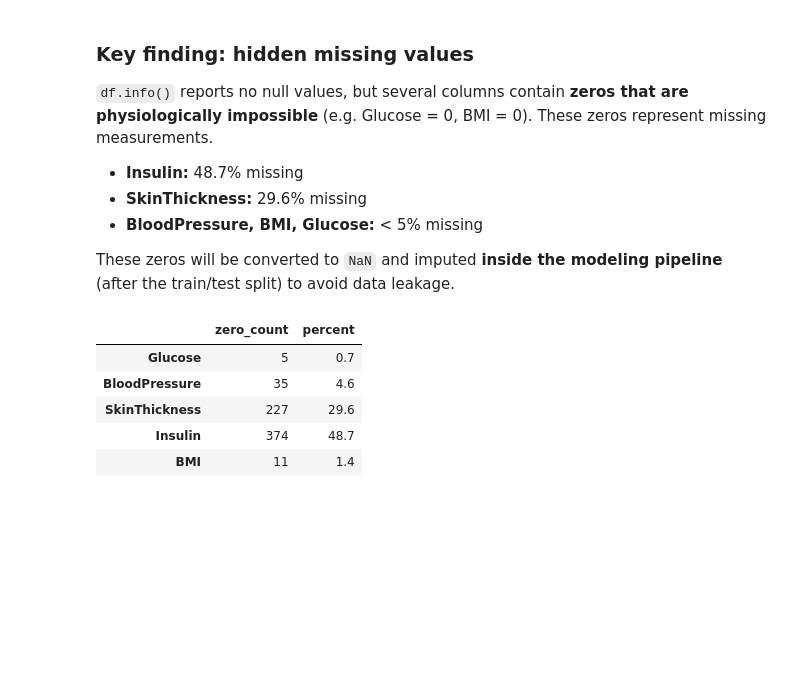
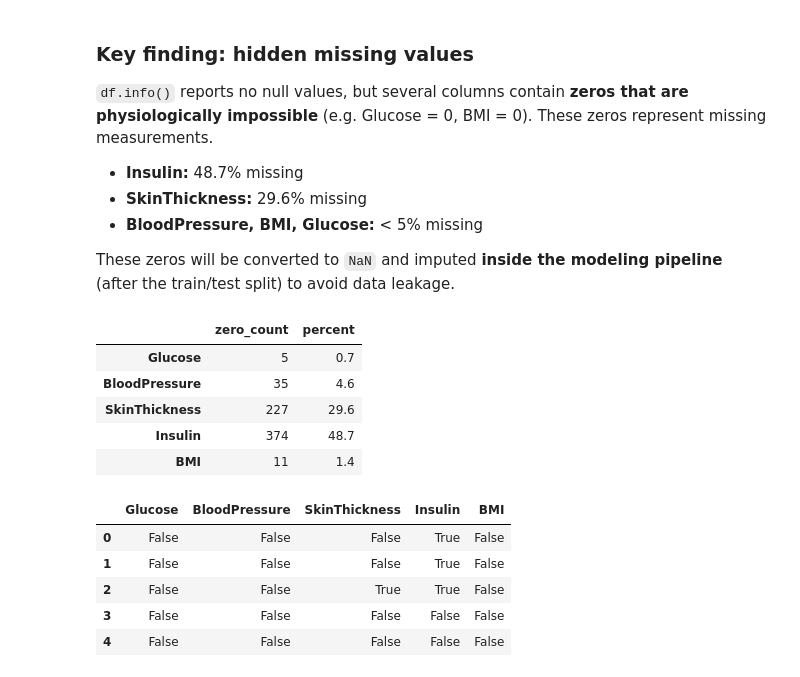
Before and after one commit to Koroush-Mashayekh/diabetes-risk-prediction, a Jupyter notebook: notebooks/01_eda.ipynb, the cells around one changed output. Drawn from its saved outputs; the diff is of its cells as text; code cells hidden in the pictures; blank space fills up the shorter version.

```diff
--- a/notebooks/01_eda.ipynb
+++ b/notebooks/01_eda.ipynb
@@ -73,3 +73,12 @@ pd.DataFrame({"zero_count" : zero_counts , "percent": zero_percent})
 | SkinThickness | 227 | 29.6 |
 | Insulin | 374 | 48.7 |
 | BMI | 11 | 1.4 |
+# %%
+(df[cols_with_hidden_missing] == 0).head()
+# %% [output]
+|  | Glucose | BloodPressure | SkinThickness | Insulin | BMI |
+| 0 | False | False | False | True | False |
+| 1 | False | False | False | True | False |
+| 2 | False | False | True | True | False |
+| 3 | False | False | False | False | False |
+| 4 | False | False | False | False | False |
```
Also changed, not shown: parts of 6 cells of this notebook.
